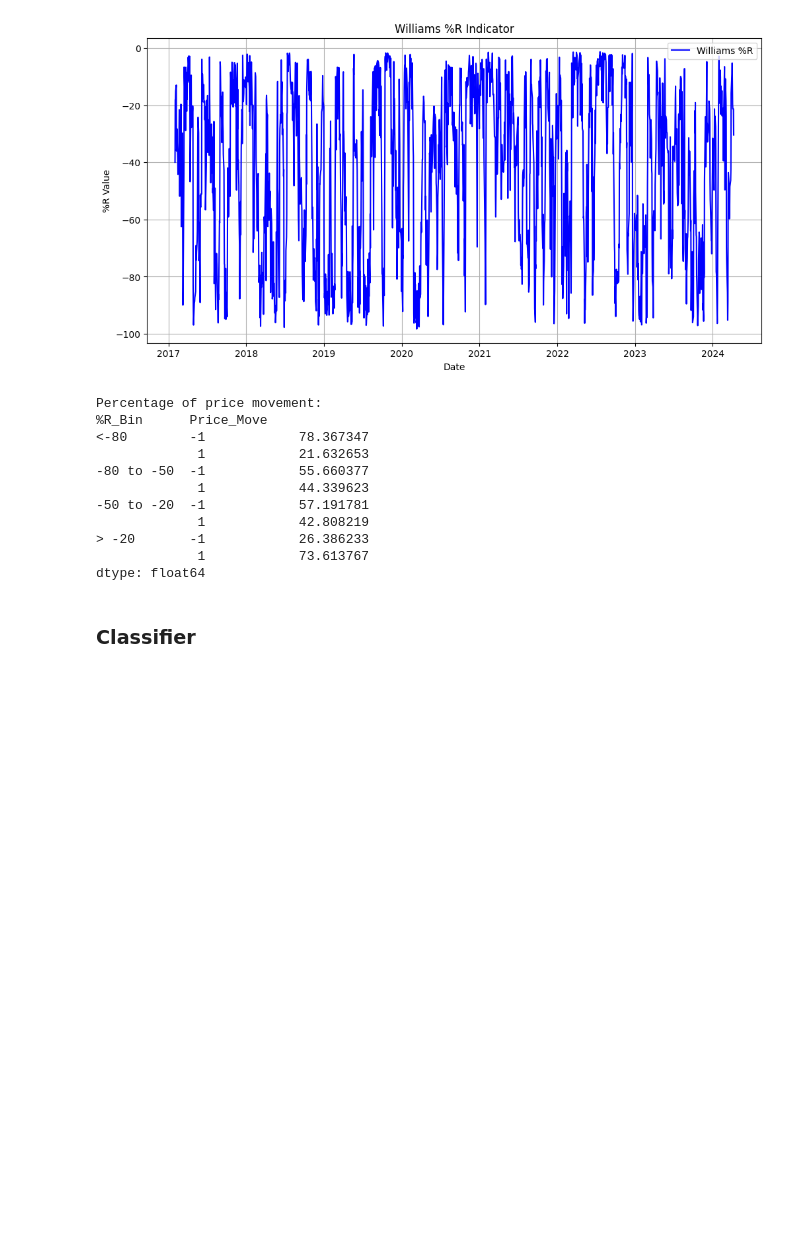
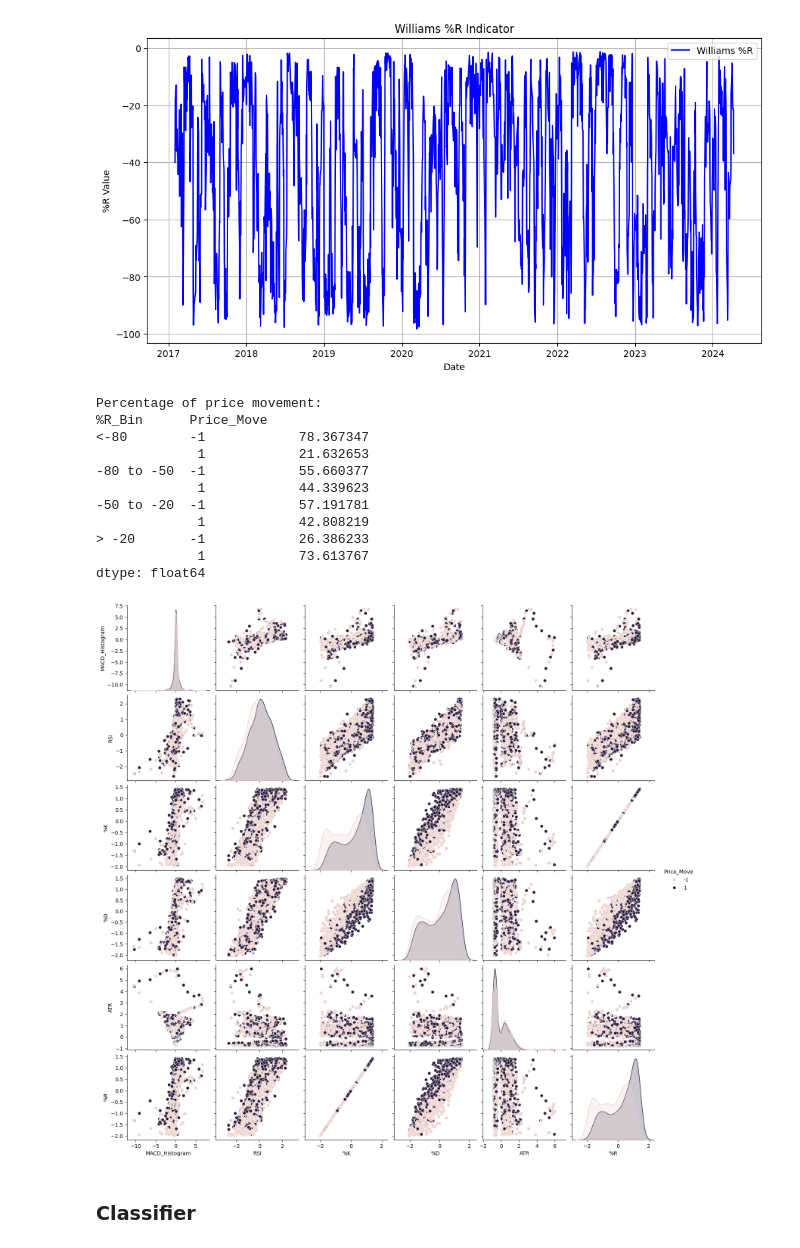
Before and after one commit to H1mm4tHQ/Stock_Market_Price_Movement_Prediction_ML, a Jupyter notebook: PRML_Project.ipynb, the cells around one changed output. Saved outputs shown, nothing was run; the diff lists cells and outputs as text; code cells hidden in the pictures; blank space fills up the shorter version.

Commit message:
We have added some of the nomalized graph to see the variation or trends between the features

```diff
--- a/PRML_Project.ipynb
+++ b/PRML_Project.ipynb
@@ -678,3 +692,20 @@ dtype: float64
+# %%
+import seaborn as sns
+import matplotlib.pyplot as plt
+import pandas as pd
+
+# Define the groups of features for partitioning
+feature_groups = [
+    ['MACD_Histogram', 'RSI', '%K', '%D','ATR', '%R']
+]
+
+# Create pairplots for each group of features
+for group in feature_groups:
+    features_subset = group + ['Price_Move']
+    sns.pairplot(normalized_features_df[features_subset], hue='Price_Move')
+    plt.show()
+# %% [output]
+[figure, added]
 # %% [markdown]
 ### Classifier
 # %%
```
Also changed, not shown: parts of 5 cells of this notebook.
